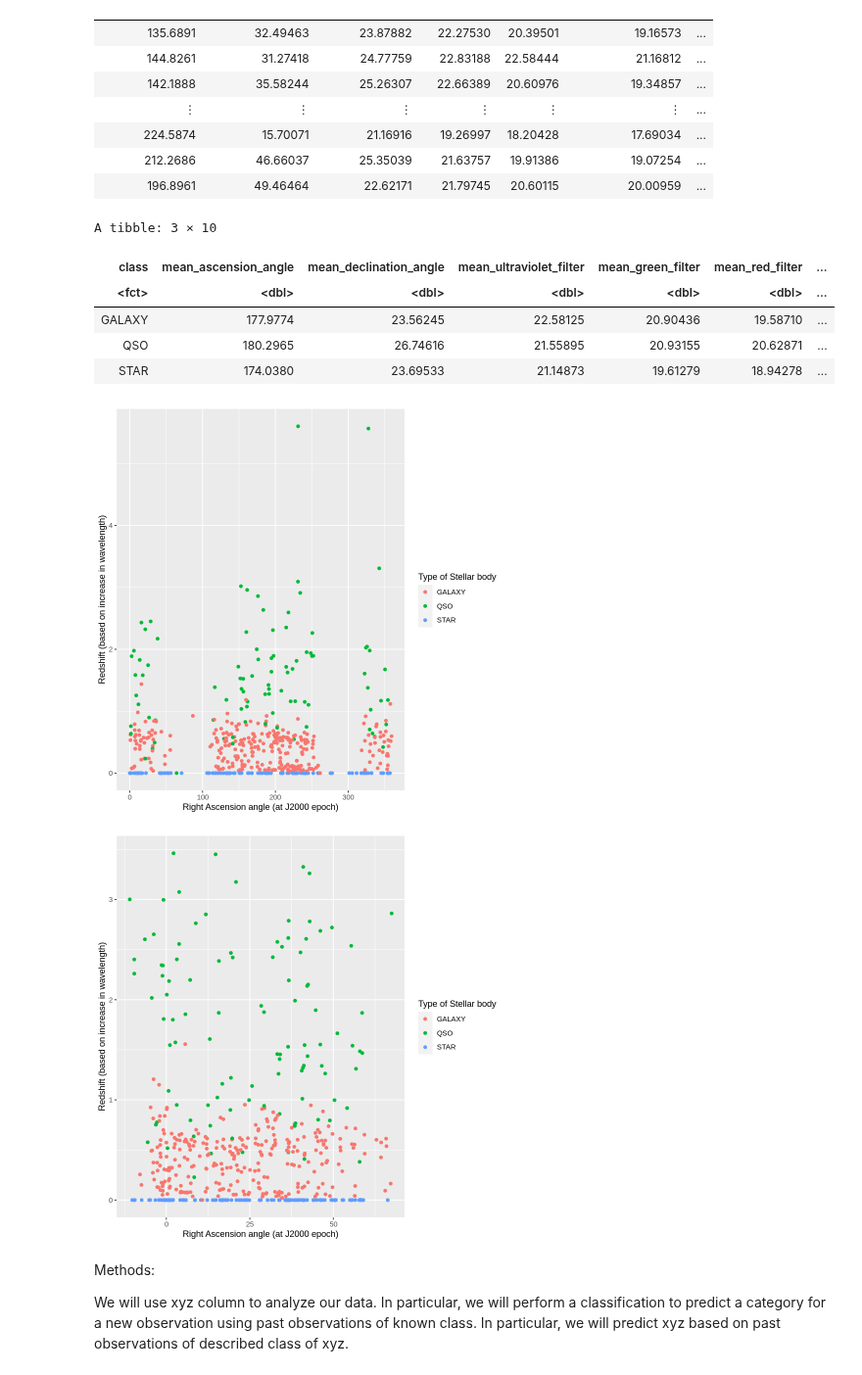
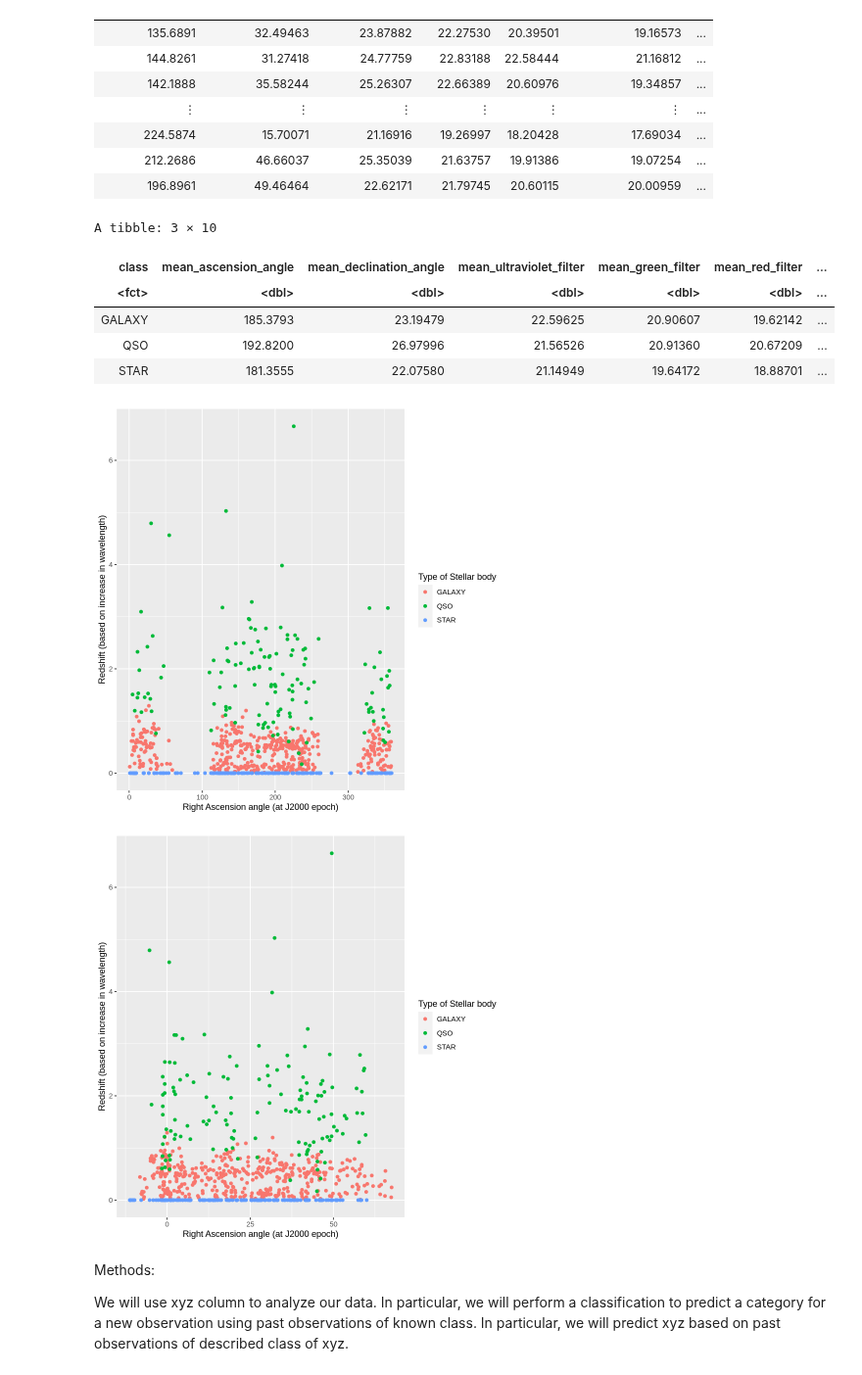
Before and after one commit to Margokap/DSCI100-group-03, a Jupyter notebook: DSCI-Group-Proposal.ipynb, the cells around one changed output. Shown at 98% size. Drawn from its saved outputs; the diff is of its cells as text; code cells hidden in the pictures.

```diff
--- a/DSCI-Group-Proposal.ipynb
+++ b/DSCI-Group-Proposal.ipynb
@@ -70,35 +70,39 @@ A tibble: 100000 × 9
 | 196.8961 | 49.46464 | 22.62171 | 21.79745 | 20.60115 | 20.00959 | ... |
 # %%
 #Split Train and Testing data
+
+star_data_tidy <- star_data_tidy |>
+                  sample_n(1000)
+
 star_split <- initial_split(star_data_tidy, prop = 0.75, strata = class)
 star_training <- training(star_split)
 star_testing <- testing(star_split)
 
 star_table <- star_training |>
               group_by(class) |>
               summarize(mean_ascension_angle = mean(ascension_angle), mean_declination_angle = mean(declination_angle),
                         mean_ultraviolet_filter = mean(ultraviolet_filter), mean_green_filter = mean(green_filter),
                         mean_red_filter = mean(red_filter), mean_near_infrared_filter = mean(near_infrared_filter), mean_infrared_filter = mean(infrared_filter),
                         mean_infrared_filter = mean(infrared_filter), mean_redshift = mean(redshift), number_of_stellar_type = n())
 star_table
 
 
 
-(redshit_vs_ascension <- ggplot(star_training |> sample_n(500), aes(y = redshift, x = ascension_angle, color = class)) +
+(redshit_vs_ascension <- ggplot(star_training, aes(y = redshift, x = ascension_angle, color = class)) +
                               geom_point() +
                               labs(y = "Redshift (based on increase in wavelength)", x = "Right Ascension angle (at J2000 epoch)", color = "Type of Stellar body"))
-(redshit_vs_declination <- ggplot(star_training |> sample_n(500), aes(y = redshift, x = declination_angle, color = class)) +
+(redshit_vs_declination <- ggplot(star_training, aes(y = redshift, x = declination_angle, color = class)) +
                               geom_point() +
                               labs(y = "Redshift (based on increase in wavelength)", x = "Right Ascension angle (at J2000 epoch)", color = "Type of Stellar body"))
 # %% [output]
 A tibble: 3 × 10
 | class | mean_ascension_angle | mean_declination_angle | mean_ultraviolet_filter | mean_green_filter | mean_red_filter | ... |
 | <fct> | <dbl> | <dbl> | <dbl> | <dbl> | <dbl> | ... |
-| GALAXY | 177.9774 | 23.56245 | 22.58125 | 20.90436 | 19.58710 | ... |
-| QSO | 180.2965 | 26.74616 | 21.55895 | 20.93155 | 20.62871 | ... |
-| STAR | 174.0380 | 23.69533 | 21.14873 | 19.61279 | 18.94278 | ... |
+| GALAXY | 185.3793 | 23.19479 | 22.59625 | 20.90607 | 19.62142 | ... |
+| QSO | 192.8200 | 26.97996 | 21.56526 | 20.91360 | 20.67209 | ... |
+| STAR | 181.3555 | 22.07580 | 21.14949 | 19.64172 | 18.88701 | ... |
-[figure, old version]
+[figure, new version]
-[figure, old version]
+[figure, new version]
 # %% [markdown]
 Methods:
 
```
